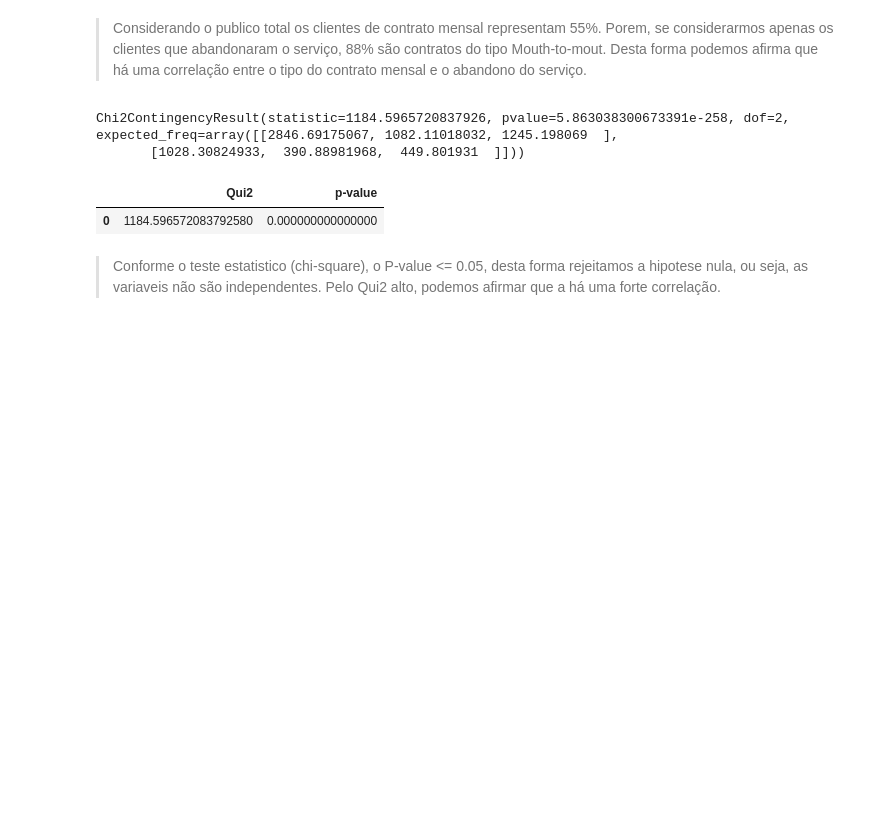
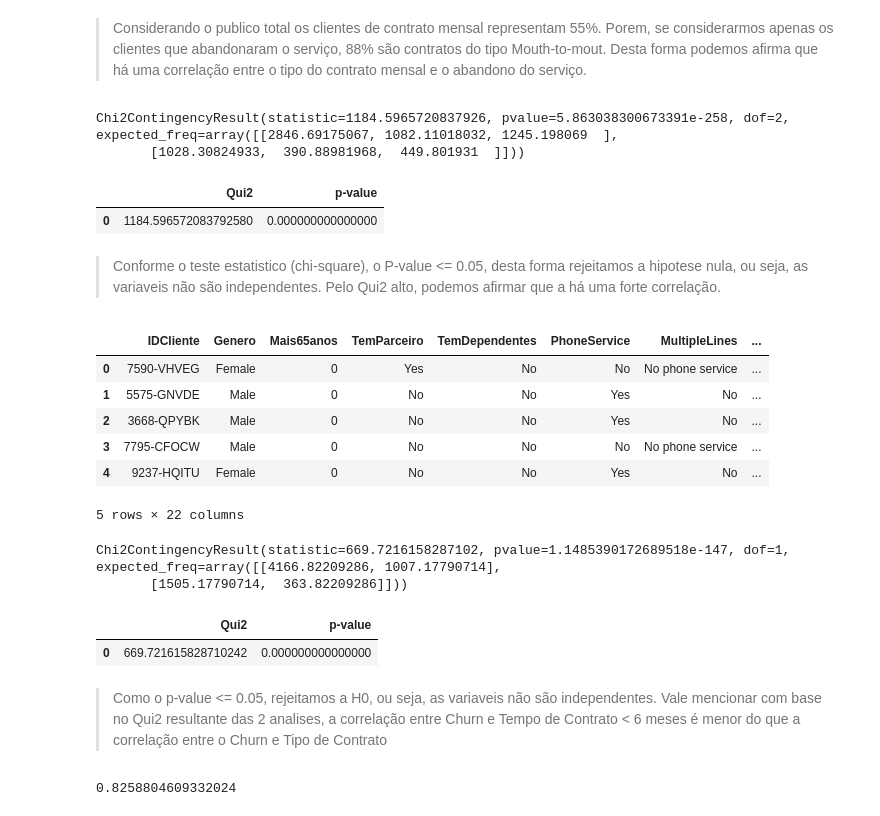
Before and after one commit to jairosl/artificial_intelligence_python, a Jupyter notebook: Rocketseat_IA_Module.ipynb, the cells around one changed output. Cells and saved outputs as stored; diff of their text form; code cells hidden in the pictures; blank space fills up the shorter version.

```diff
--- a/Rocketseat_IA_Module.ipynb
+++ b/Rocketseat_IA_Module.ipynb
@@ -996,0 +1009,12 @@ df_chi_scores_churn_contract
+# %%
+# Checar o DataFrame
+
+df_churn.head()
+# %% [output]
+|  | IDCliente | Genero | Mais65anos | TemParceiro | TemDependentes | PhoneService | MultipleLines | ... |
+| 0 | 7590-VHVEG | Female | 0 | Yes | No | No | No phone service | ... |
+| 1 | 5575-GNVDE | Male | 0 | No | No | Yes | No | ... |
+| 2 | 3668-QPYBK | Male | 0 | No | No | Yes | No | ... |
+| 3 | 7795-CFOCW | Male | 0 | No | No | No | No phone service | ... |
+| 4 | 9237-HQITU | Female | 0 | No | No | Yes | No | ... |
+5 rows × 22 columns
@@ -996,0 +1023,8 @@ df_chi_scores_churn_contract
+# %%
+# Calcular os Scores
+
+chi_scores_churn_tenure = chi2_contingency(df_crosstab_churn_tenure)
+chi_scores_churn_tenure
+# %% [output]
+Chi2ContingencyResult(statistic=669.7216158287102, pvalue=1.1485390172689518e-147, dof=1, expected_freq=array([[4166.82209286, 1007.17790714],
+       [1505.17790714,  363.82209286]]))
@@ -996,0 +1037,19 @@ df_chi_scores_churn_contract
+# %%
+df_chi_scores_churn_tenure
+# %% [output]
+|  | Qui2 | p-value |
+| 0 | 669.721615828710242 | 0.000000000000000 |
+# %% [markdown]
+
+
+> Como o p-value <= 0.05, rejeitamos a H0, ou seja, as variaveis não são independentes. Vale mencionar com base no Qui2 resultante das 2 analises, a correlação entre Churn e Tempo de Contrato < 6 meses é menor do que a correlação entre o Churn e Tipo de Contrato
+# %%
+# Correlação entre 2 variaveis numericas
+# Tenure com Total Charges
+# Intuição é que quanto mais tempode contrato maior valor pago
+
+
+# Correlação entre 2 variaveis numericas - Pearson
+df_churn.tenure.corr(df_churn.TotalCharges, method="pearson")
+# %% [output]
+0.8258804609332024
```
Also changed, not shown: parts of 10 cells of this notebook.
